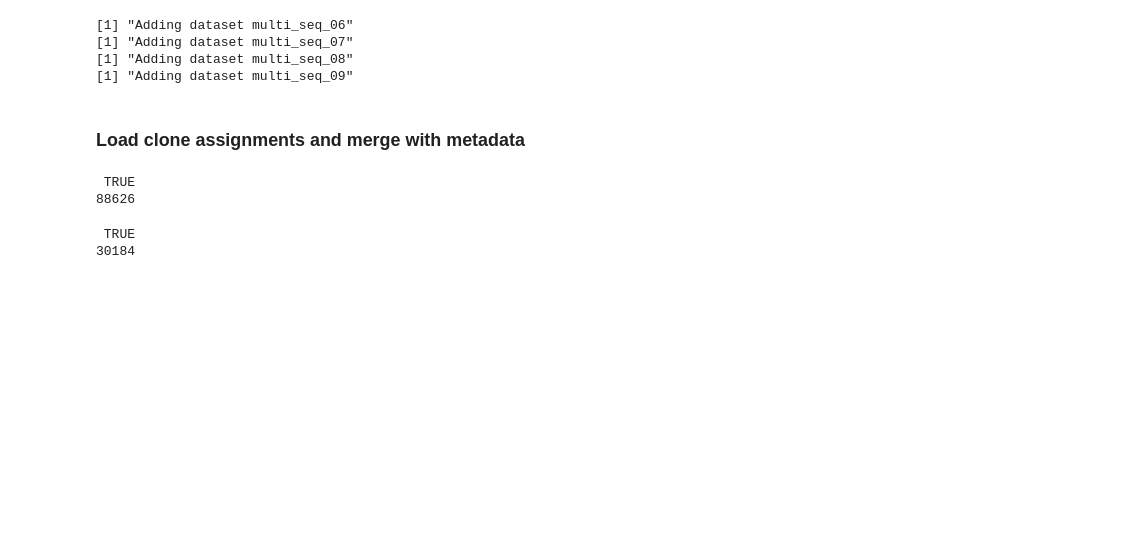
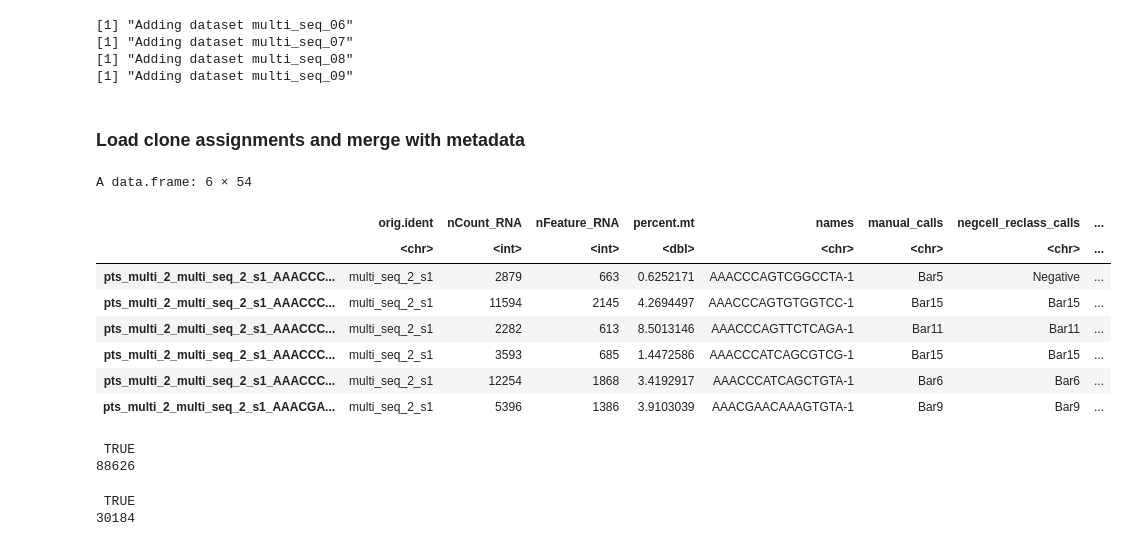
Before and after one commit to junker-lab/neuroblastoma_lineage, a Jupyter notebook: lineage_aware_expression_analysis/merge_transcriptome_modScores_clones_allTPs.ipynb, the cells around one changed output. Drawn from its saved outputs; the diff is of its cells as text; code cells hidden in the pictures; blank space fills up the shorter version.

```diff
--- a/lineage_aware_expression_analysis/merge_transcriptome_modScores_clones_allTPs.ipynb
+++ b/lineage_aware_expression_analysis/merge_transcriptome_modScores_clones_allTPs.ipynb
@@ -109,6 +126,18 @@ clones_in_allos <- read.delim('./data/allAssignedClones_inGraftData_merged.csv',
 # Load info from primary tumors
 clones_in_pts <- read.delim('./data/metadata_with_clones_merged_PTs_NBcells_lowRes.csv',stringsAsFactors = F, sep = ',', row.names = 1)
 rownames(clones_in_pts) <- paste0('pts_',rownames(clones_in_pts))
+# %%
+head(clones_in_pts)
+# %% [output]
+A data.frame: 6 × 54
+|  | orig.ident | nCount_RNA | nFeature_RNA | percent.mt | names | manual_calls | negcell_reclass_calls | ... |
+|  | <chr> | <int> | <int> | <dbl> | <chr> | <chr> | <chr> | ... |
+| pts_multi_2_multi_seq_2_s1_AAACCC... | multi_seq_2_s1 | 2879 | 663 | 0.6252171 | AAACCCAGTCGGCCTA-1 | Bar5 | Negative | ... |
+| pts_multi_2_multi_seq_2_s1_AAACCC... | multi_seq_2_s1 | 11594 | 2145 | 4.2694497 | AAACCCAGTGTGGTCC-1 | Bar15 | Bar15 | ... |
+| pts_multi_2_multi_seq_2_s1_AAACCC... | multi_seq_2_s1 | 2282 | 613 | 8.5013146 | AAACCCAGTTCTCAGA-1 | Bar11 | Bar11 | ... |
+| pts_multi_2_multi_seq_2_s1_AAACCC... | multi_seq_2_s1 | 3593 | 685 | 1.4472586 | AAACCCATCAGCGTCG-1 | Bar15 | Bar15 | ... |
+| pts_multi_2_multi_seq_2_s1_AAACCC... | multi_seq_2_s1 | 12254 | 1868 | 3.4192917 | AAACCCATCAGCTGTA-1 | Bar6 | Bar6 | ... |
+| pts_multi_2_multi_seq_2_s1_AAACGA... | multi_seq_2_s1 | 5396 | 1386 | 3.9103039 | AAACGAACAAAGTGTA-1 | Bar9 | Bar9 | ... |
 # %%
 # Merge allograft clone info with metadata
 metadat_ext <- left_join(dat@meta.data, clones_in_allos, by = 'Barcode')
```
Also changed, not shown: parts of 1 cell of this notebook, 1 other file.
